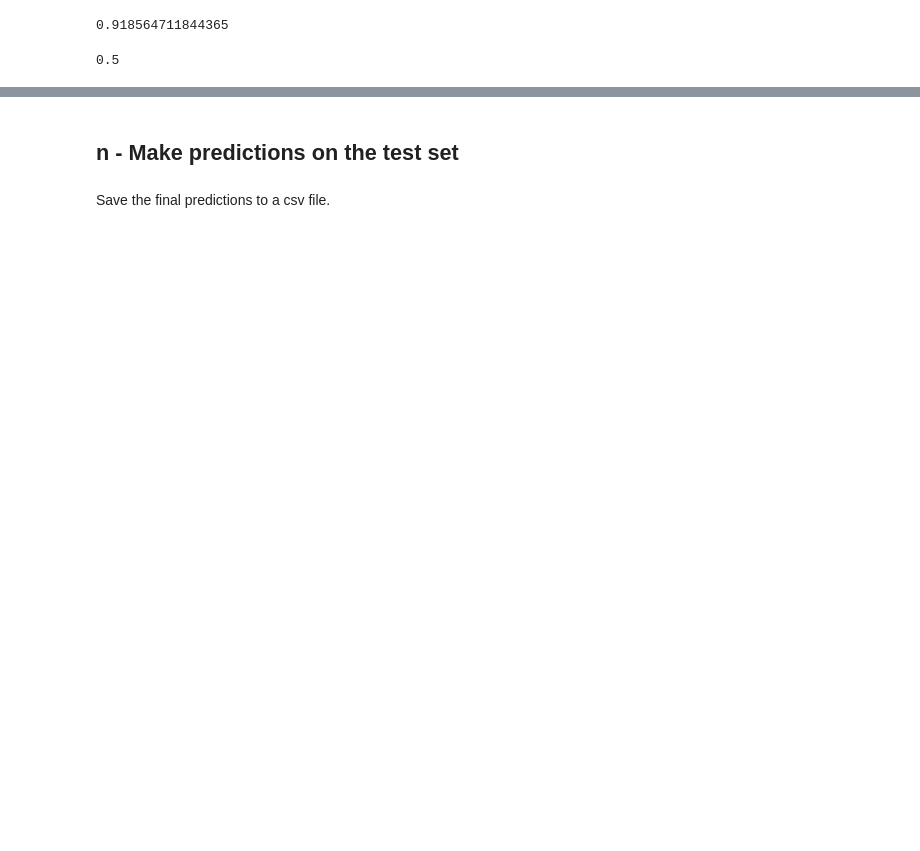
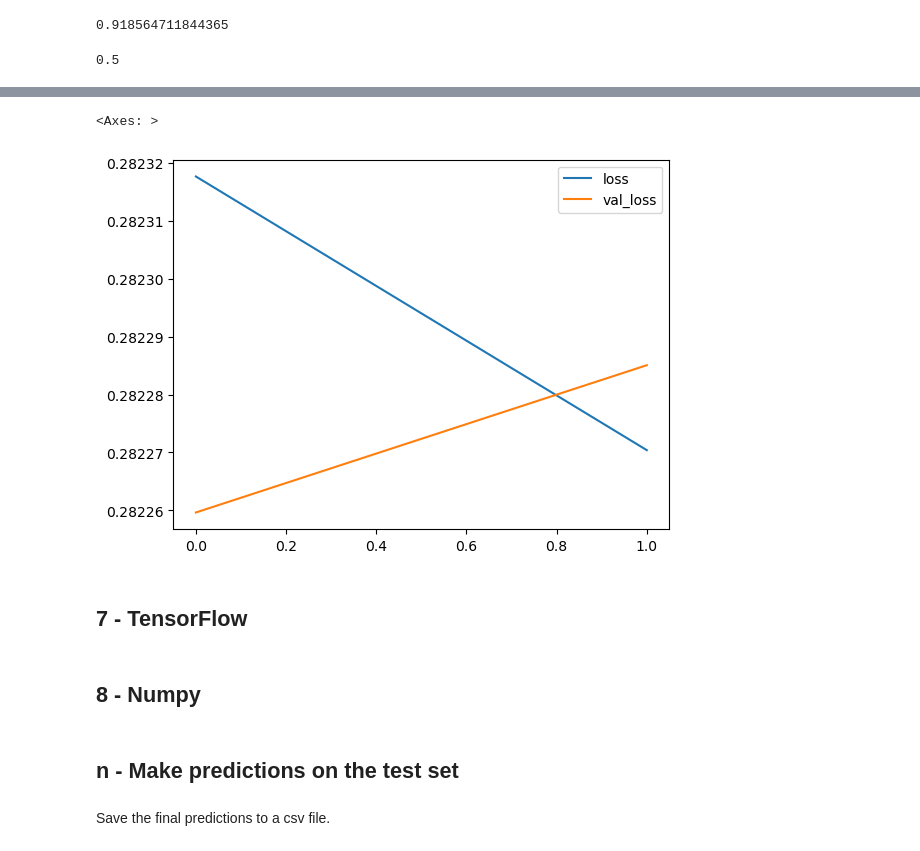
Before and after one commit to MedAymenF/churn, a Jupyter notebook: churn.ipynb, the cells around one changed output, grey strips where cells are left out. Cells and saved outputs as stored; diff of their text form; code cells hidden in the pictures; blank space fills up the shorter version.

Commit message:
Implemented a baseline random forest classifier + MLP classifier + Keras classifier.

```diff
--- a/churn.ipynb
+++ b/churn.ipynb
@@ -139,0 +236,3 @@ roc_auc_score(Y_dev, dev_predictions)
+# %%
+mlp = MLPClassifier(random_state=1337, verbose=True, hidden_layer_sizes=(100, 100))
+mlp.fit(X_train, Y_train)
@@ -139,0 +280,7 @@ roc_auc_score(Y_dev, dev_predictions)
+# %%
+input_shape = [X_train.shape[1]]
+model = keras.Sequential([
+    layers.Dense(100, activation='relu', input_shape=input_shape),
+    layers.Dense(100, activation='relu'),
+    layers.Dense(1, activation='sigmoid'),
+])
@@ -139,0 +290,4 @@ roc_auc_score(Y_dev, dev_predictions)
+# %%
+model.compile(optimizer='adam', loss='binary_crossentropy', metrics=['binary_accuracy'])
+# %%
+history = model.fit(X_train, Y_train, validation_data=(X_dev, Y_dev), epochs=2, batch_size=512)
@@ -140,3 +299,13 @@ roc_auc_score(Y_dev, dev_predictions)
+# %%
+history = pd.DataFrame(history.history)
+history[['loss', 'val_loss']].plot()
+# %% [output]
+<Axes: >
+[figure, added]
+# %% [markdown]
+## 7 - TensorFlow
+# %% [markdown]
+## 8 - Numpy
 # %% [markdown]
 ## n - Make predictions on the test set
 # %%
```
Also changed, not shown: parts of 52 cells of this notebook, 1 other file.
